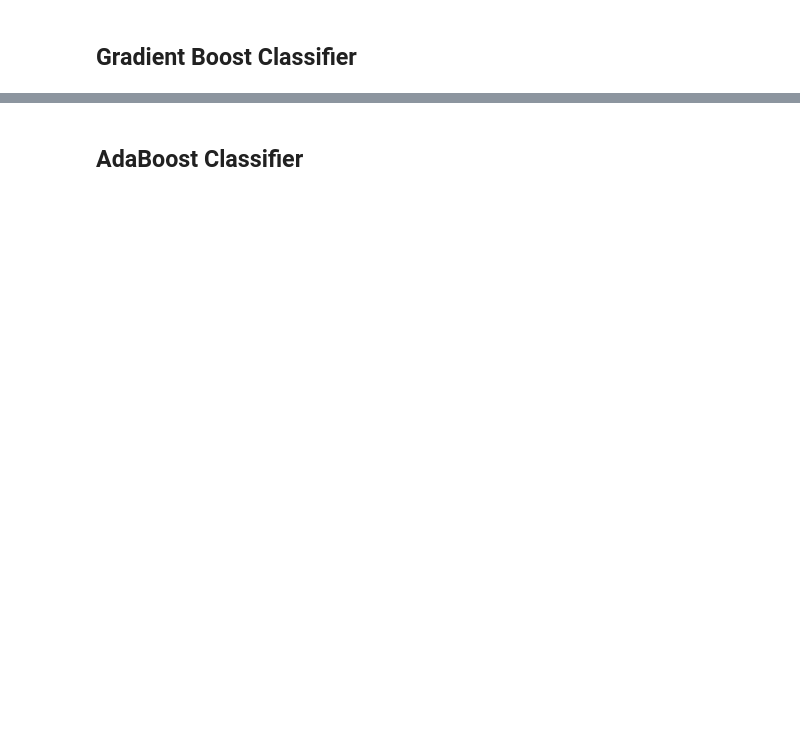
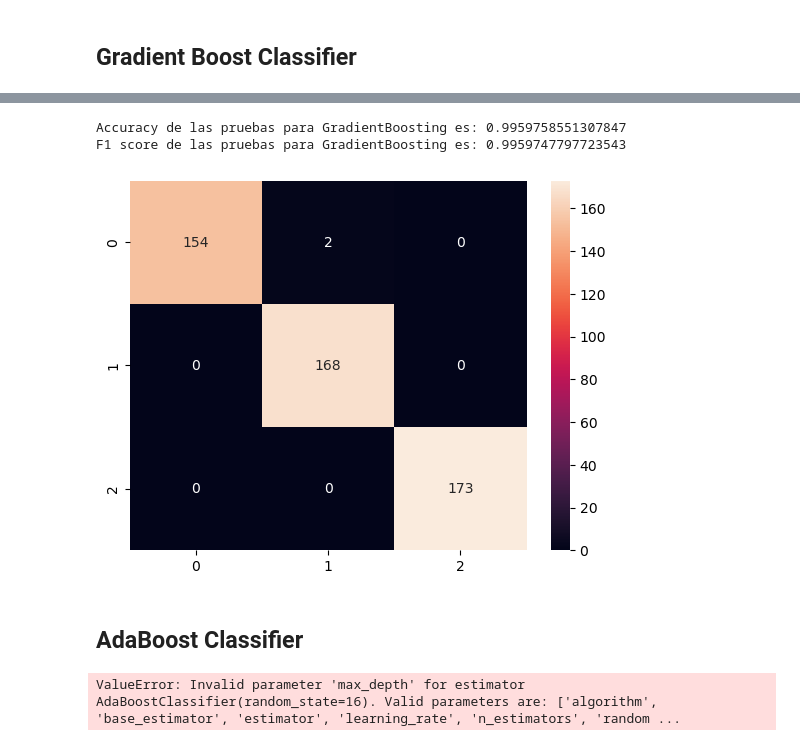
Before and after one commit to SGiraldoZ/talleres_cientifica, a Jupyter notebook: taller_2/taller2_medicina_CC.ipynb, the cells around one changed output, grey strips where cells are left out. Saved outputs shown, nothing was run; the diff lists cells and outputs as text; code cells hidden in the pictures; blank space fills up the shorter version.

Commit message:
Error in ADAboosting, GradientBoosting trained

```diff
--- a/taller_2/taller2_medicina_CC.ipynb
+++ b/taller_2/taller2_medicina_CC.ipynb
@@ -578,8 +594,14 @@ plt.show()
 ## Gradient Boost Classifier
 # %%
 modelo_6 = GradientBoostingClassifier(random_state = 16)
-hiper_grid = {'n_estimators' : [100, 200, 300, 400, 500],
-              'criterion' : ['gini', 'entropy', 'log_loss'],
-              'max_depth' : [5, 15, 20, 25, 30, 35],
+hiper_grid = {'n_estimators' : [100, 200, 300],
+              'criterion' : ['squared_error', 'friedman_mse'],
+              'max_depth' : [15, 20, 25, 30],
               'min_samples_split' : [2, 3, 4, 5],
               'max_leaf_nodes' : [None,10,12,15]}
+# %%
+classifier_e = GridSearchCV(estimator = modelo_6,
+                            param_grid = hiper_grid,
+                            cv = 3
+                            )
+classifier_e.fit(x_train, y_train)
@@ -585,0 +632,3 @@ hiper_grid = {'n_estimators' : [100, 200, 300, 400, 500],
+# %%
+modelo_6_final = classifier_e.best_estimator_
+modelo_6_final
@@ -586,3 +653,17 @@ hiper_grid = {'n_estimators' : [100, 200, 300, 400, 500],
+# %%
+y_pred_test_final_6 = modelo_6_final.predict(x_test)
+accuracy_test_6_final = accuracy_score(y_test, y_pred_test_final_6)
+matrix_test_6_final = confusion_matrix(y_test, y_pred_test_final_6)
+f1_test_6_final = f1_score(y_test, y_pred_test_final_6, average='weighted')
+# %%
+print(f'Accuracy de las pruebas para GradientBoosting es: {accuracy_test_6_final}')
+print(f'F1 score de las pruebas para GradientBoosting es: {f1_test_6_final}')
+sb.heatmap(matrix_test_6_final, annot = True, fmt = 'd')
+plt.show()
+# %% [output]
+Accuracy de las pruebas para GradientBoosting es: 0.9959758551307847
+F1 score de las pruebas para GradientBoosting es: 0.9959747797723543
+[figure, added]
 # %% [markdown]
 ## AdaBoost Classifier
 # %%
@@ -594 +674,9 @@ hiper_grid = {'n_estimators' : [100, 200, 300, 400, 500],
               'max_leaf_nodes' : [None,10,12,15]}
+# %%
+classifier_e = GridSearchCV(estimator = modelo_7,
+                            param_grid = hiper_grid,
+                            cv = 3
+                            )
+classifier_e.fit(x_train, y_train)
+# %% [output]
+ValueError: Invalid parameter 'max_depth' for estimator AdaBoostClassifier(random_state=16). Valid parameters are: ['algorithm', 'base_estimator', 'estimator', 'learning_rate', 'n_estimators', 'random ...
```
Also changed, not shown: parts of 16 cells of this notebook.
